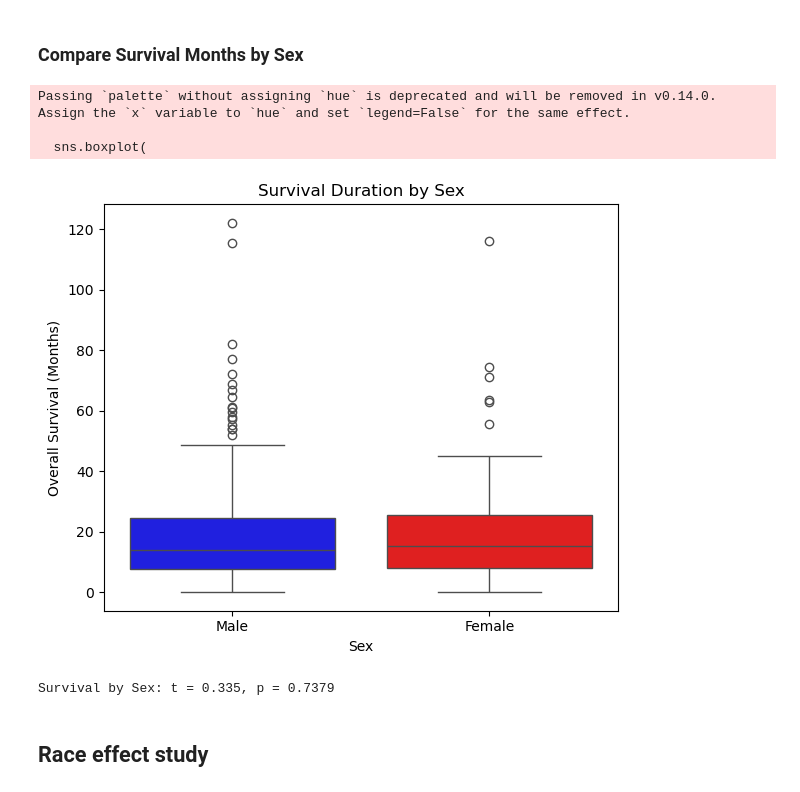
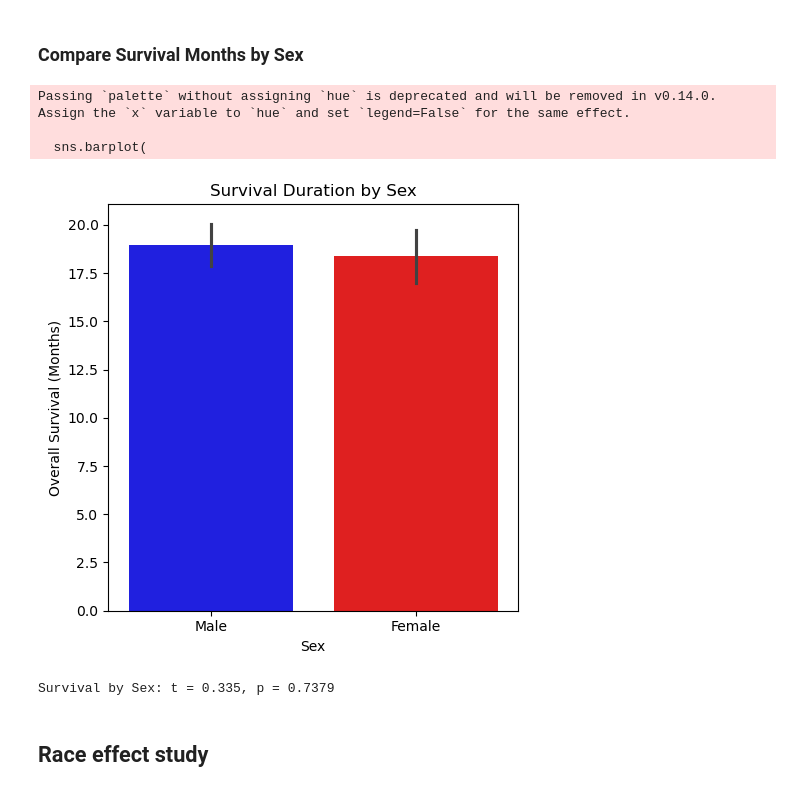
Before and after one commit to atanugiri/gastric-cancer, a Jupyter notebook: 01_Data_Analysis.ipynb, the cells around one changed output. Drawn from its saved outputs; the diff is of its cells as text; code cells hidden in the pictures.

```diff
--- a/01_Data_Analysis.ipynb
+++ b/01_Data_Analysis.ipynb
@@ -377,38 +381,40 @@ CD36 Expression by Sex: t = 0.035, p = 0.9723
 # %%
 import seaborn as sns
 import matplotlib.pyplot as plt
 from scipy.stats import ttest_ind
 
 # Define custom color palette
 sex_palette = {"Male": "blue", "Female": "red"}
 
 # Plot
-plt.figure(figsize=(6, 5))
-sns.boxplot(
+plt.figure(figsize=(5, 5))
+sns.barplot(
     x="Sex",
     y="Overall Survival (Months)",
     data=clinical_df,
+    errorbar = "se",
     palette=sex_palette
 )
 
 plt.title("Survival Duration by Sex")
 plt.tight_layout()
 
 # Save the figure
-plt.savefig("survival_by_sex.png", dpi=300)
+plt.savefig("survival_by_sex_bar.png", dpi=300, bbox_inches="tight")
+plt.savefig("survival_by_sex_bar.pdf", bbox_inches="tight")
 plt.show()
 
 # T-test
 male_surv = clinical_df[clinical_df["Sex"] == "Male"]["Overall Survival (Months)"].dropna()
 female_surv = clinical_df[clinical_df["Sex"] == "Female"]["Overall Survival (Months)"].dropna()
 
 t_stat, p_val = ttest_ind(male_surv, female_surv, equal_var=False)
 print(f"Survival by Sex: t = {t_stat:.3f}, p = {p_val:.4f}")
 # %% [output]
 Passing `palette` without assigning `hue` is deprecated and will be removed in v0.14.0. Assign the `x` variable to `hue` and set `legend=False` for the same effect.
 
-  sns.boxplot(
+  sns.barplot(
-[figure, old version]
+[figure, new version]
 Survival by Sex: t = 0.335, p = 0.7379
 # %% [markdown]
 ## Race effect study
```
Also changed, not shown: parts of 13 cells of this notebook.
